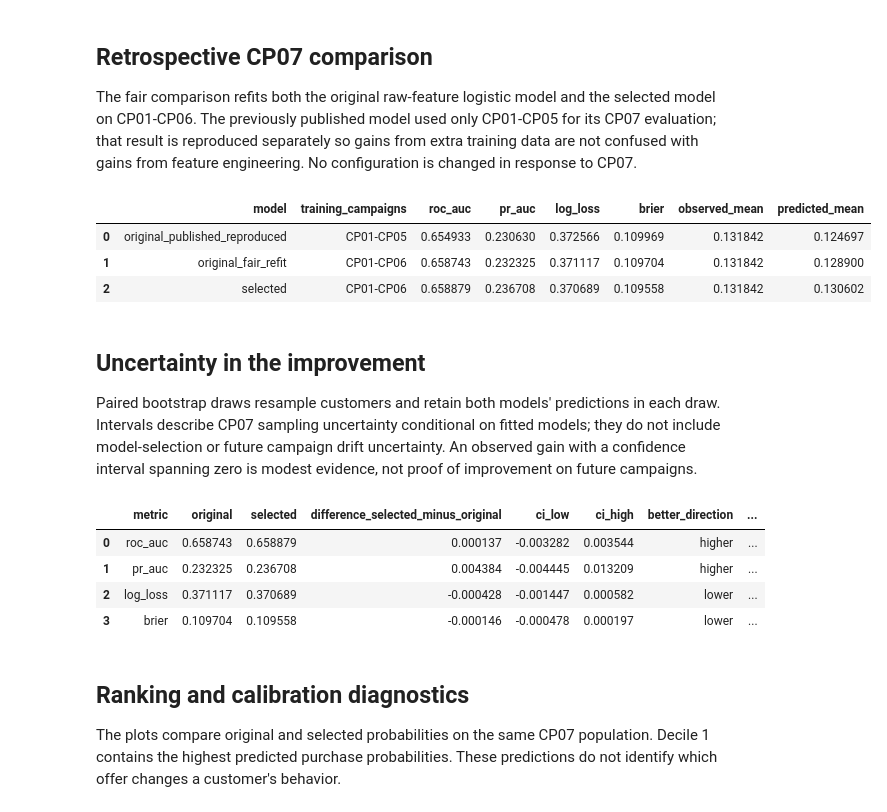
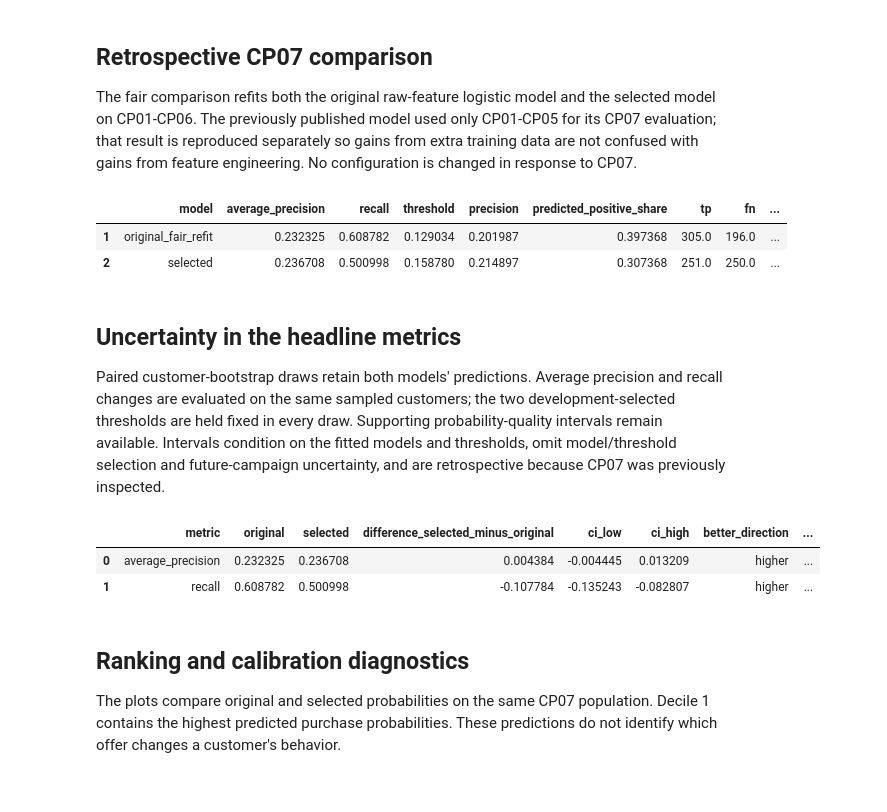
Before and after one commit to ciciiiyaoyf/Walmart-Customer-Analysis-Capstone, a Jupyter notebook: notebooks/05_logistic_propensity_model.ipynb, the cells around one changed output. Saved outputs shown, nothing was run; the diff lists cells and outputs as text; code cells hidden in the pictures.

Commit message:
Add average precision and recall with profit calibration diagnostics

```diff
--- a/notebooks/05_logistic_propensity_model.ipynb
+++ b/notebooks/05_logistic_propensity_model.ipynb
@@ -77,22 +60,18 @@ The F1 threshold is estimated from the selected configuration's pooled out-of-ti
 # %%
 def metrics(y, p, threshold=.5):
-    y = np.asarray(y); p = np.asarray(p); yh = (p >= threshold).astype(int)
-    tn, fp, fn, tp = confusion_matrix(y, yh, labels=[0, 1]).ravel()
-    return {**purchase_metrics(y, p), "threshold": threshold,
-            "precision": precision_score(y, yh, zero_division=0),
-            "recall": recall_score(y, yh, zero_division=0), "f1": f1_score(y, yh, zero_division=0),
-            "tn": tn, "fp": fp, "fn": fn, "tp": tp, "base_rate": y.mean(), "mean_pred": p.mean()}
+    return {**purchase_metrics(y, p, threshold=threshold),
+            "base_rate": float(np.mean(y)), "mean_pred": float(np.mean(p))}
 
-validation_predictions = []
-for campaign in ["CP04", "CP05", "CP06"]:
-    earlier = development[development.campaign_id.lt(campaign)]
-    held = development[development.campaign_id.eq(campaign)]
-    fitted = fit_purchase_model(earlier, NUM, CAT, CONFIG)
-    validation_predictions.append(held[["assignment_id", "customer_id", "campaign_id", "purchase_14d"]].assign(
-        predicted_purchase_probability=fitted.predict_proba(held[X_COLS])[:, 1]))
-validation_predictions = pd.concat(validation_predictions, ignore_index=True)
+threshold_metadata, threshold_predictions = development_purchase_thresholds(development, NUM, CAT, CONFIG)
+F1_THR = threshold_metadata["selected"]
+ORIGINAL_THR = threshold_metadata["original"]
+# Freeze both thresholds before the following cell evaluates CP07.
+(TABLES / "purchase_thresholds.json").write_text(json.dumps(threshold_metadata, indent=2)+"\n", encoding="utf-8")
+(EXPERIMENTS / "thresholds.json").write_text(json.dumps(threshold_metadata, indent=2)+"\n", encoding="utf-8")
+threshold_predictions.to_csv(TABLES / "purchase_threshold_development_predictions.csv", index=False)
+threshold_predictions.to_csv(EXPERIMENTS / "threshold_development_predictions.csv", index=False)
+validation_predictions = threshold_predictions.query("model == 'selected'").drop(columns="model").rename(
+    columns={"prediction": "predicted_purchase_probability"})
 validation_predictions.to_csv(TABLES / "logistic_development_predictions.csv", index=False)
-pr, rc, thresholds = precision_recall_curve(validation_predictions.purchase_14d, validation_predictions.predicted_purchase_probability)
-F1_THR = float(thresholds[np.argmax(2 * pr[:-1] * rc[:-1] / (pr[:-1] + rc[:-1] + 1e-12))])
-print("Development F1 threshold:", round(F1_THR, 6))
+print("Frozen development thresholds:", {k: threshold_metadata[k] for k in ["original", "selected"]})
 # %% [output]
@@ -103,48 +82,53 @@ The fair comparison refits both the original raw-feature logistic model and the
 # %%
 original_published = make_propensity_pipe(NUM, CAT, C=.01).fit(
     df.loc[df.campaign_id.lt("CP06"), X_COLS], df.loc[df.campaign_id.lt("CP06"), "purchase_14d"])
 original_refit = make_propensity_pipe(NUM, CAT, C=.01).fit(development[X_COLS], development.purchase_14d)
 model = fit_purchase_model(development, NUM, CAT, CONFIG)
 yte = test.purchase_14d.to_numpy()
 p_published = original_published.predict_proba(test[X_COLS])[:, 1]
 p_original = original_refit.predict_proba(test[X_COLS])[:, 1]
 p_te = model.predict_proba(test[X_COLS])[:, 1]
 comparison = pd.DataFrame([
     {"model": "original_published_reproduced", "training_campaigns": "CP01-CP05", **purchase_metrics(yte, p_published)},
-    {"model": "original_fair_refit", "training_campaigns": "CP01-CP06", **purchase_metrics(yte, p_original)},
-    {"model": "selected", "training_campaigns": "CP01-CP06", **purchase_metrics(yte, p_te)}])
+    {"model": "original_fair_refit", "training_campaigns": "CP01-CP06", **purchase_metrics(yte, p_original, threshold=ORIGINAL_THR)},
+    {"model": "selected", "training_campaigns": "CP01-CP06", **purchase_metrics(yte, p_te, threshold=F1_THR)}])
 comparison.to_csv(TABLES / "logistic_cp07_comparison.csv", index=False)
 vp = validation_predictions.query("campaign_id == 'CP06'")
 res = pd.DataFrame([
     {"split": "valid_CP06", **metrics(vp.purchase_14d, vp.predicted_purchase_probability)},
     {"split": "test_CP07", **metrics(yte, p_te)},
     {"split": "valid_CP06_f1thr", **metrics(vp.purchase_14d, vp.predicted_purchase_probability, F1_THR)},
     {"split": "test_CP07_f1thr", **metrics(yte, p_te, F1_THR)}])
 res.insert(1, "C", CONFIG["C"]); res.insert(2, "feature_mode", CONFIG["mode"])
 res.to_csv(TABLES / "logistic_metrics.csv", index=False)
-comparison.round(6)
+headline = comparison.query("model in ['original_fair_refit', 'selected']").copy()
+headline.insert(1, "split", "CP07")
+headline["threshold_source"] = "CP04-CP06 out-of-time max F1"
+headline.to_csv(TABLES / "purchase_headline_metrics.csv", index=False)
+headline.assign(model=headline.model.replace({"original_fair_refit": "original"})).to_csv(
+    EXPERIMENTS / "cp07_comparison.csv", index=False)
+headline[["model", "average_precision", "recall", "threshold", "precision", "predicted_positive_share", "tp", "fn", "fp"]].round(6)
 # %% [output]
-|  | model | training_campaigns | roc_auc | pr_auc | log_loss | brier | observed_mean | predicted_mean |
-| 0 | original_published_reproduced | CP01-CP05 | 0.654933 | 0.230630 | 0.372566 | 0.109969 | 0.131842 | 0.124697 |
-| 1 | original_fair_refit | CP01-CP06 | 0.658743 | 0.232325 | 0.371117 | 0.109704 | 0.131842 | 0.128900 |
-| 2 | selected | CP01-CP06 | 0.658879 | 0.236708 | 0.370689 | 0.109558 | 0.131842 | 0.130602 |
+|  | model | average_precision | recall | threshold | precision | predicted_positive_share | tp | fn | ... |
+| 1 | original_fair_refit | 0.232325 | 0.608782 | 0.129034 | 0.201987 | 0.397368 | 305.0 | 196.0 | ... |
+| 2 | selected | 0.236708 | 0.500998 | 0.158780 | 0.214897 | 0.307368 | 251.0 | 250.0 | ... |
 # %% [markdown]
-## Uncertainty in the improvement
-Paired bootstrap draws resample customers and retain both models' predictions in each draw. Intervals describe CP07 sampling uncertainty conditional on fitted models; they do not include model-selection or future campaign drift uncertainty. An observed gain with a confidence interval spanning zero is modest evidence, not proof of improvement on future campaigns.
+## Uncertainty in the headline metrics
+Paired customer-bootstrap draws retain both models' predictions. Average precision and recall changes are evaluated on the same sampled customers; the two development-selected thresholds are held fixed in every draw. Supporting probability-quality intervals remain available. Intervals condition on the fitted models and thresholds, omit model/threshold selection and future-campaign uncertainty, and are retrospective because CP07 was previously inspected.
 # %%
 paired = pd.concat([
     test[["assignment_id", "customer_id", "campaign_id", "purchase_14d"]].assign(model="original", prediction=p_original),
     test[["assignment_id", "customer_id", "campaign_id", "purchase_14d"]].assign(model="selected", prediction=p_te)], ignore_index=True)
 paired.to_csv(TABLES / "logistic_paired_test_predictions.csv", index=False)
-intervals = paired_purchase_intervals(paired, n_bootstrap=2000, seed=42)
+intervals = paired_purchase_intervals(paired, n_bootstrap=2000, seed=42, thresholds=threshold_metadata)
 intervals.to_csv(TABLES / "logistic_cp07_paired_bootstrap.csv", index=False)
-intervals.round(6)
+paired.to_csv(EXPERIMENTS / "cp07_predictions.csv", index=False)
+intervals.to_csv(EXPERIMENTS / "cp07_paired_bootstrap.csv", index=False)
+intervals.query("metric in ['average_precision', 'recall']").round(6)
 # %% [output]
 |  | metric | original | selected | difference_selected_minus_original | ci_low | ci_high | better_direction | ... |
-| 0 | roc_auc | 0.658743 | 0.658879 | 0.000137 | -0.003282 | 0.003544 | higher | ... |
-| 1 | pr_auc | 0.232325 | 0.236708 | 0.004384 | -0.004445 | 0.013209 | higher | ... |
-| 2 | log_loss | 0.371117 | 0.370689 | -0.000428 | -0.001447 | 0.000582 | lower | ... |
-| 3 | brier | 0.109704 | 0.109558 | -0.000146 | -0.000478 | 0.000197 | lower | ... |
+| 0 | average_precision | 0.232325 | 0.236708 | 0.004384 | -0.004445 | 0.013209 | higher | ... |
+| 1 | recall | 0.608782 | 0.500998 | -0.107784 | -0.135243 | -0.082807 | higher | ... |
 # %% [markdown]
 ## Ranking and calibration diagnostics
 The plots compare original and selected probabilities on the same CP07 population. Decile 1 contains the highest predicted purchase probabilities. These predictions do not identify which offer changes a customer's behavior.
```
Also changed, not shown: parts of 8 cells of this notebook, 47 other files.
